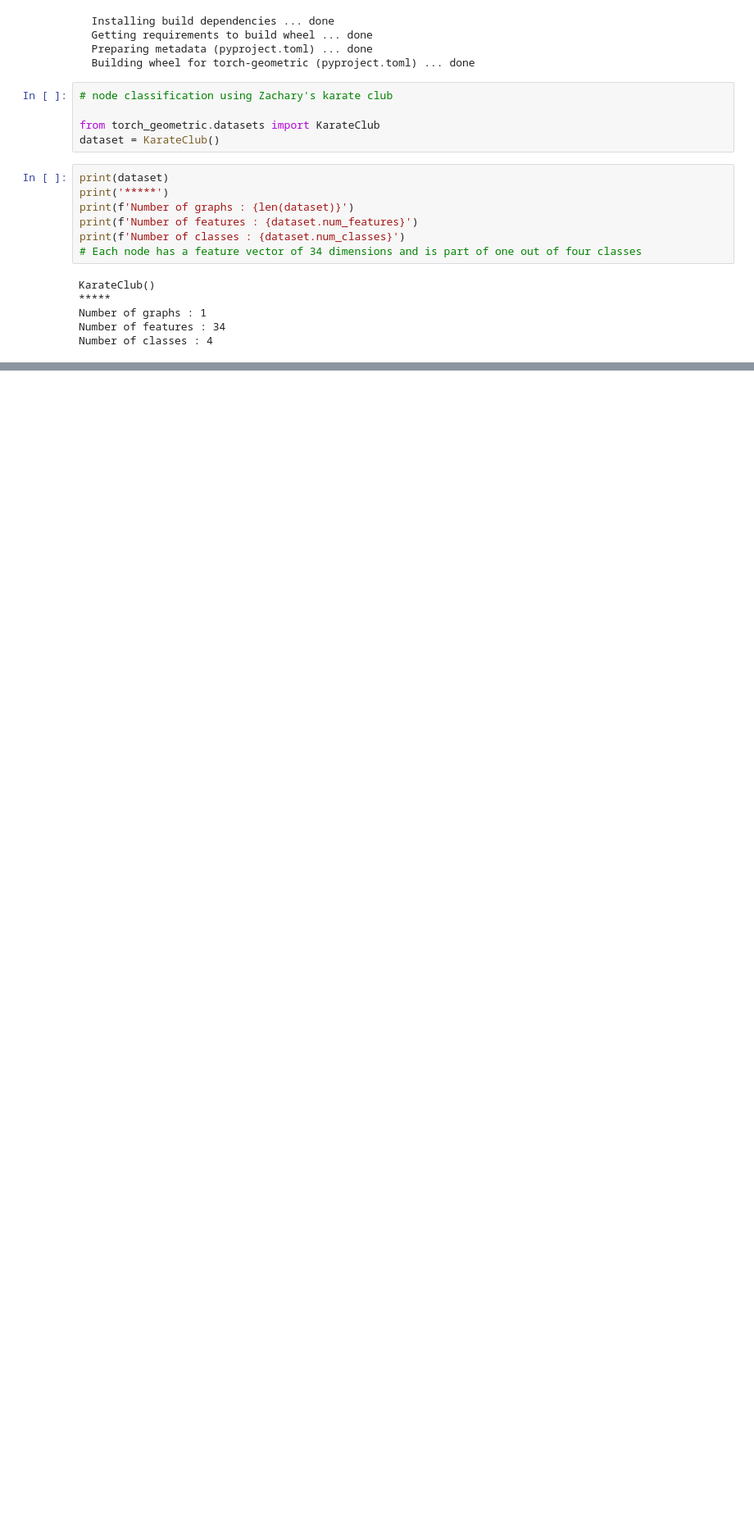
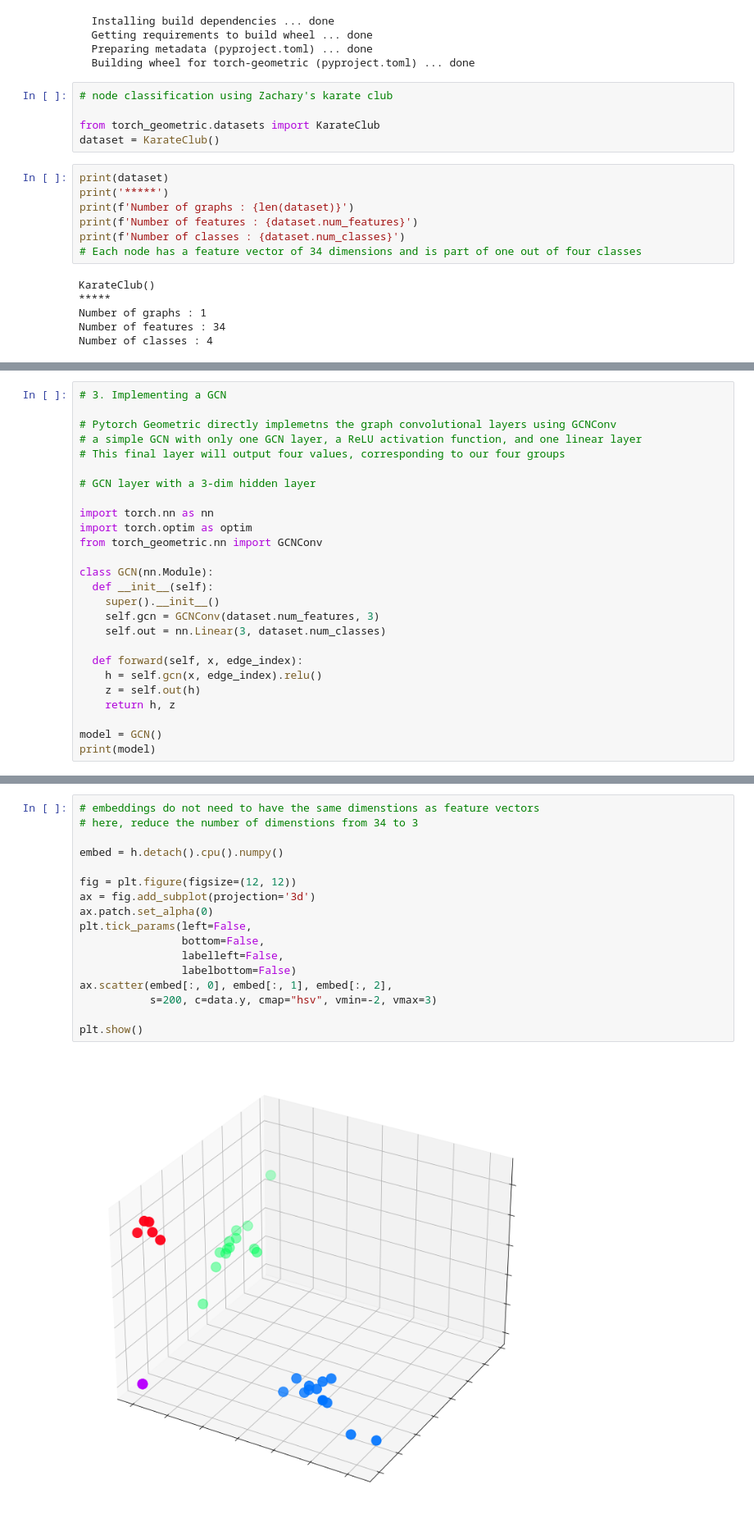
Before and after one commit to raigit/ML_GNN_PRACTICE, a Jupyter notebook: MaximeLabonne.ipynb, the cells around one changed output, grey strips where cells are left out. Shown: that part at 82% size. Drawn from its saved outputs; the diff is of its cells as text; blank space fills up the shorter version.

```diff
--- a/MaximeLabonne.ipynb
+++ b/MaximeLabonne.ipynb
@@ -49,0 +201,26 @@ Graph : Data(x=[34, 34], edge_index=[2, 156], y=[34], train_mask=[34])
+# %%
+# 3. Implementing a GCN
+
+# Pytorch Geometric directly implemetns the graph convolutional layers using GCNConv
+# a simple GCN with only one GCN layer, a ReLU activation function, and one linear layer
+# This final layer will output four values, corresponding to our four groups
+
+# GCN layer with a 3-dim hidden layer
+
+import torch.nn as nn
+import torch.optim as optim
+from torch_geometric.nn import GCNConv
+
+class GCN(nn.Module):
+  def __init__(self):
+    super().__init__()
+    self.gcn = GCNConv(dataset.num_features, 3)
+    self.out = nn.Linear(3, dataset.num_classes)
+
+  def forward(self, x, edge_index):
+    h = self.gcn(x, edge_index).relu()
+    z = self.out(h)
+    return h, z
+
+model = GCN()
+print(model)
@@ -49,0 +308,19 @@ Graph : Data(x=[34, 34], edge_index=[2, 156], y=[34], train_mask=[34])
+# %%
+# embeddings do not need to have the same dimenstions as feature vectors
+# here, reduce the number of dimenstions from 34 to 3
+
+embed = h.detach().cpu().numpy()
+
+fig = plt.figure(figsize=(12, 12))
+ax = fig.add_subplot(projection='3d')
+ax.patch.set_alpha(0)
+plt.tick_params(left=False,
+                bottom=False,
+                labelleft=False,
+                labelbottom=False)
+ax.scatter(embed[:, 0], embed[:, 1], embed[:, 2],
+           s=200, c=data.y, cmap="hsv", vmin=-2, vmax=3)
+
+plt.show()
+# %% [output]
+[figure, added]
```
Also changed, not shown: parts of 17 cells of this notebook.
